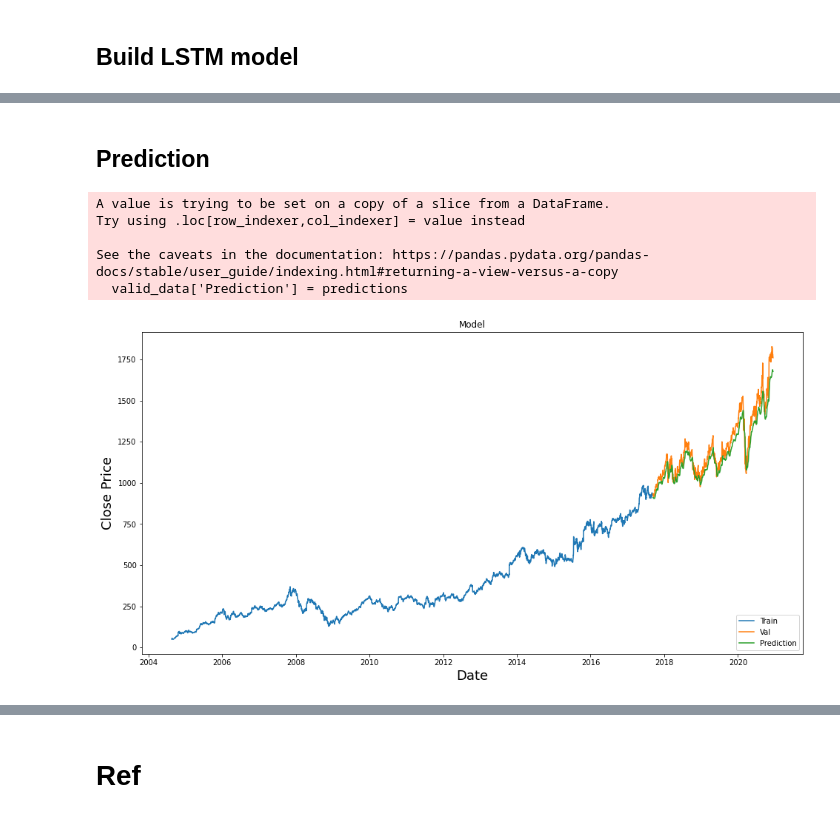
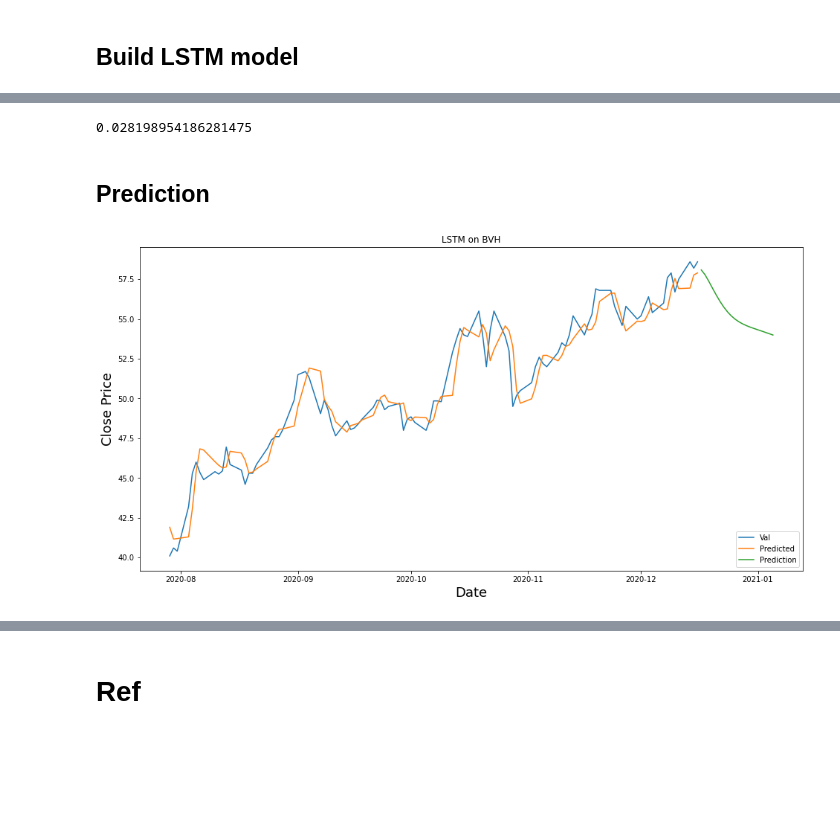
Before and after one commit to cripplinmuffin/khdlud_dack, a Jupyter notebook: test.ipynb, the cells around one changed output, grey strips where cells are left out. Saved outputs shown, nothing was run; the diff lists cells and outputs as text; code cells hidden in the pictures; blank space fills up the shorter version.

Commit message:
Chỉnh phần lstm

```diff
--- a/test.ipynb
+++ b/test.ipynb
@@ -125,3 +158,8 @@ x_train.shape, y_train.shape
+# %%
+ratio = 0.8
+time_window = 100
+
+scaler, x_train, y_train, x_test, y_test, train_data, valid_data = scale_and_split_data(BVH['Close'], ratio, time_window)
 # %% [markdown]
 ## Build LSTM model
 # %%
@@ -137,3 +177,3 @@ model.compile(optimizer='adam', loss='mean_squared_error')
 # %%
-model.fit(x_train, y_train, batch_size=1, epochs=1)
+model.fit(x_train, y_train, batch_size=1, epochs=2)
 # %% [output]
@@ -144,9 +184,0 @@ model.fit(x_train, y_train, batch_size=1, epochs=1)
-# %%
-x_test = []
-y_test =  scaled_data[split_threshold:]
-for i in range(time_window, len(test)):
-    x_test.append(test[i-time_window:i,0])
-
-x_test = np.reshape(np.array(x_test), (len(x_test), time_window, 1))
-
-x_test.shape, y_test.shape
@@ -154,0 +189,4 @@ x_test.shape, y_test.shape
+# %%
+valid_vs_prediction = pd.DataFrame(valid_data)
+valid_vs_prediction['Predicted'] = scaler.inverse_transform(predictions) #Từ scaled -> giá trị cũ
+valid_vs_prediction
@@ -155,2 +219,7 @@ x_test.shape, y_test.shape
+# %%
+rmse=np.sqrt(np.mean(((predictions- y_test)**2)))
+rmse
+# %% [output]
+0.028198954186281475
 # %% [markdown]
 ## Prediction
@@ -160,10 +225,0 @@ predictions = scaler.inverse_transform(predictions) #Từ scaled -> giá trị c
-# %%
-train_data = goog[:split_threshold]
-valid_data = goog[split_threshold:]
-valid_data['Prediction'] = predictions
-# %% [output]
-A value is trying to be set on a copy of a slice from a DataFrame.
-Try using .loc[row_indexer,col_indexer] = value instead
-
-See the caveats in the documentation: https://pandas.pydata.org/pandas-docs/stable/user_guide/indexing.html#returning-a-view-versus-a-copy
-  valid_data['Prediction'] = predictions
@@ -170,11 +247,11 @@ See the caveats in the documentation: https://pandas.pydata.org/pandas-docs/stab
 # %%
 plt.figure(figsize=(16,8))
-plt.title('Model')
+plt.title('LSTM on BVH')
 plt.xlabel('Date', fontsize=18)
 plt.ylabel('Close Price', fontsize=18)
-plt.plot(train_data['Close'])
-plt.plot(valid_data[['Close', 'Prediction']])
-plt.legend(['Train', 'Val', 'Prediction'], loc='lower right')
+plt.plot(valid_vs_prediction[['Close', 'Predicted']][-100:])
+plt.plot(next20)
+plt.legend(['Val', 'Predicted', 'Prediction'], loc='lower right')
 plt.show()
 # %% [output]
-[figure, old version]
+[figure, new version]
```
Also changed, not shown: parts of 37 cells of this notebook, 8 other files.
